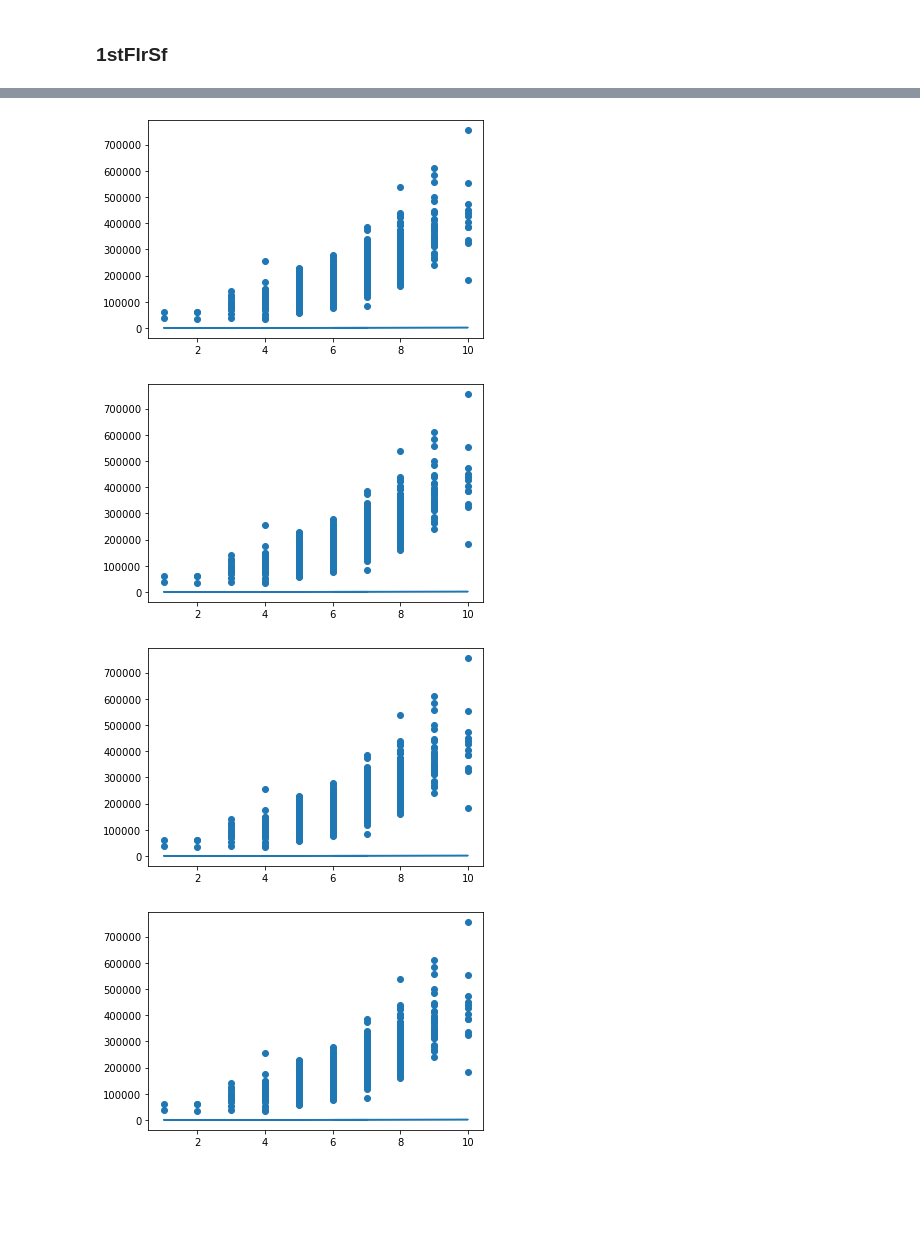
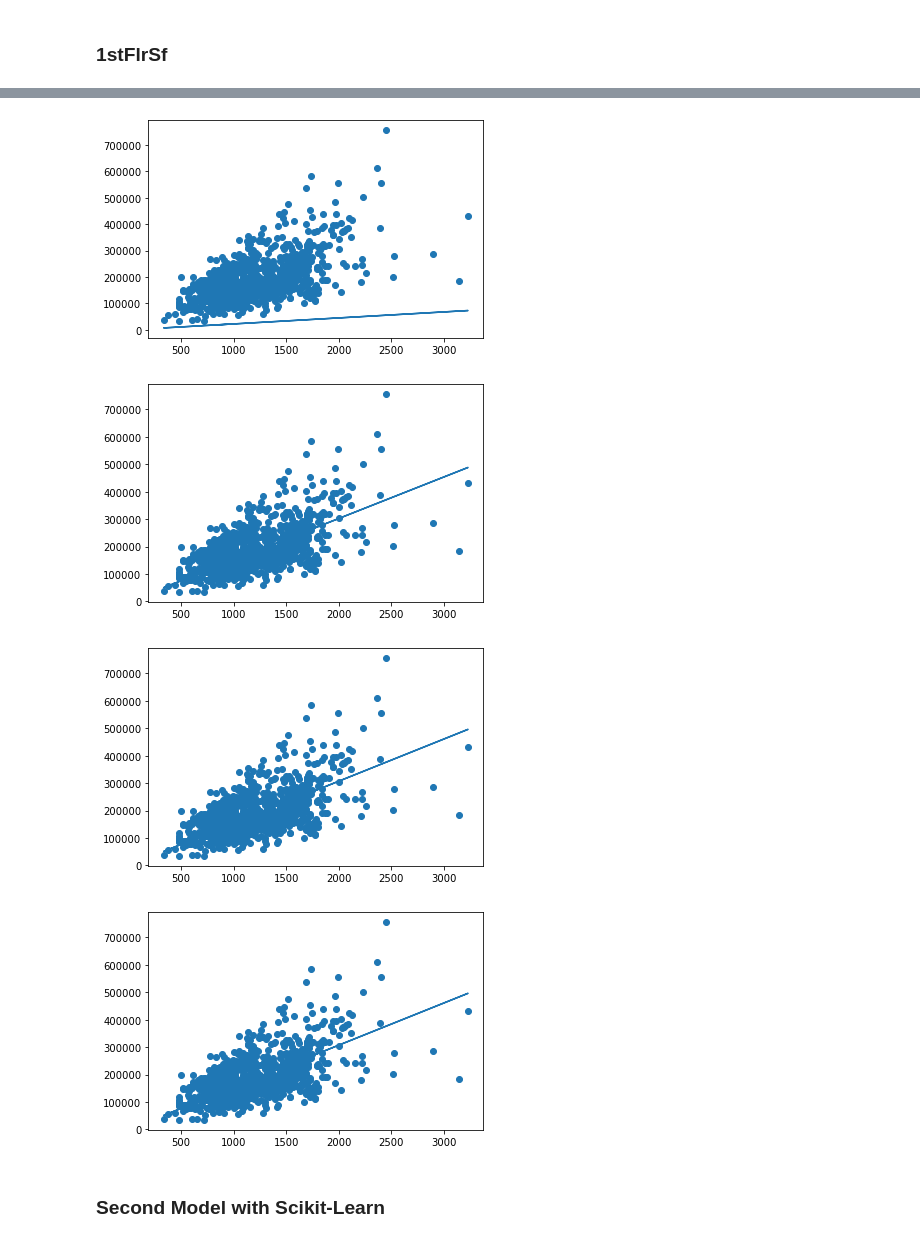
Before and after one commit to CarlosGarlem/Linear-Regression-Model, a Jupyter notebook: Linear Regression Model.ipynb, the cells around one changed output, grey strips where cells are left out. Drawn from its saved outputs; the diff is of its cells as text; code cells hidden in the pictures; blank space fills up the shorter version.

```diff
--- a/Linear Regression Model.ipynb
+++ b/Linear Regression Model.ipynb
@@ -210,7 +210,9 @@ plotError(errors)
-# %%
-visualizeModel(ds_train[regressors[0]].values, ds_train[response].values, model_params, n = 25)
-# %% [output]
-[figure, removed]
-[figure, removed]
-[figure, removed]
-[figure, removed]
+# %%
+visualizeModel(X2, Y, lm_m2, n = 25)
+# %% [output]
+[figure, added]
+[figure, added]
+[figure, added]
+[figure, added]
+# %% [markdown]
+### Second Model with Scikit-Learn
```
Also changed, not shown: parts of 17 cells of this notebook.
